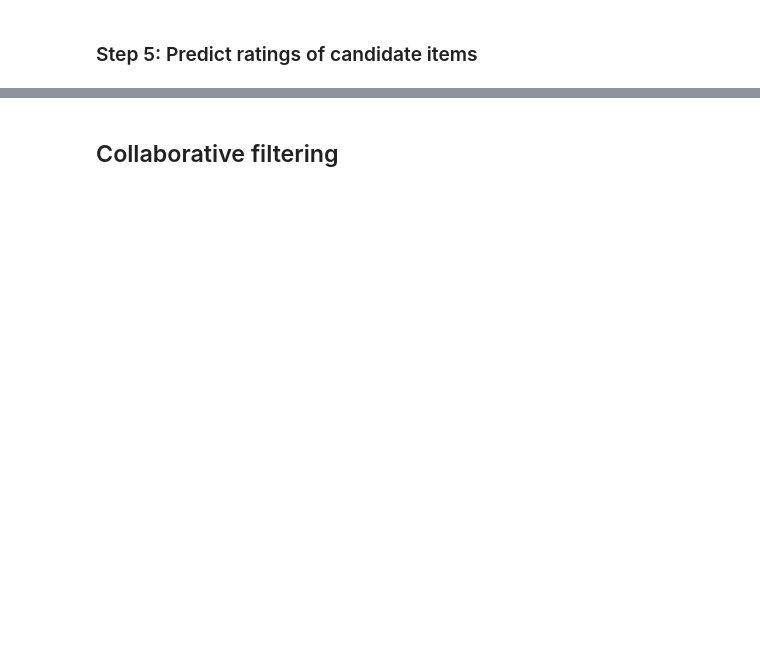
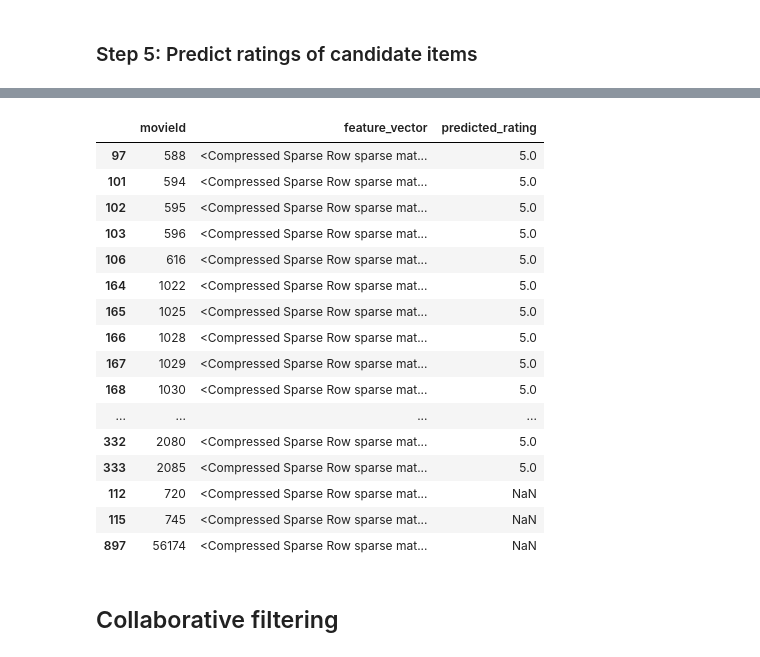
Before and after one commit to huncut47/ds-in-prod, a Jupyter notebook: recsys/exercise02/exercise_02.ipynb, the cells around one changed output, grey strips where cells are left out. Cells and saved outputs as stored; diff of their text form; code cells hidden in the pictures; blank space fills up the shorter version.

```diff
--- a/recsys/exercise02/exercise_02.ipynb
+++ b/recsys/exercise02/exercise_02.ipynb
@@ -145,10 +159,14 @@ df_tags.head()
 # %%
 # calculates the lexicon of most frequent tags.
 tag_frequency_threshold = 5 # increase number to filter
-df_lexicon = ... # get a dataframe with tags and respective counts
+df_lexicon = df_tags.groupby('tag').size().reset_index(name='count') # get a dataframe with tags and respective counts
+df_lexicon = df_lexicon[df_lexicon['count'] >= tag_frequency_threshold] # filter out tags that are not frequent enough
+print(df_lexicon.head())
 
 # discard movies with no tags
-...
+df_tags = df_tags[df_tags['tag'].isin(df_lexicon['tag'])] # filter tags to only include those in the lexicon
 
 # you can drop the userId and timestamp columns because we don't care who assigned the tag and when
-...
+df_tags = df_tags.drop(columns=['userId', 'timestamp'])
+
+df_tags.head()
@@ -182,6 +249,6 @@ df_ratings = pd.merge(df_ratings, df_item_popularity, on='movieId', how='inner')
 df_ratings = df_ratings.sort_values(by='userId')
 
 #rescale the ratings by the user's individual average
-df_ratings['rating_scaled'] = ...
+df_ratings['rating_scaled'] = df_ratings.groupby('userId')['rating'].transform(lambda x: x - x.mean())
 
 df_ratings.head()
@@ -224,6 +391,14 @@ df_user_history.tail(10)
 # %%
 #index all user vectors into LSH
 df_usr = df_profile[df_profile['userId'] == target_userId]
-lsh_usr = LSH(...)
-lsh_usr.index(..., extra_data=[...]) # repeat for all users. Insert movieid and rating as extra data for future retrieval
+lsh_usr = LSH(
+    hash_size=8,
+    input_dim=len(vectorizer.vocabulary_),
+    num_hashtables=4
+)
+for _, row in df_usr.iterrows():
+    lsh_usr.index(row['feature_vector'], extra_data=(row['movieId'], row['rating'])) # repeat for all users. Insert movieid and rating as extra data for future retrieval
 lsh_usr
+
+candidate_vec = df_features.loc[df_features['movieId'] == candidate_ids[0], 'feature_vector'].iloc[0]
+lsh_usr.query(candidate_vec, num_results=5, distance_func='cosine')
@@ -233,3 +426,42 @@ df_recommendation = ...
+# %%
+# compute recommendation
+df_recommendation = df_features[df_features['movieId'].isin(candidate_ids)][['movieId', 'feature_vector']]
+df_recommendation['feature_vector'].apply(
+    lambda v: lsh_usr.query(v, num_results=5, distance_func='cosine')
+)
+
+def predict_rating(hits):
+    num, den = 0.0, 0.0
+    for (_, (_, rating)), dist in hits:
+        sim = 1 - dist
+        num += sim * rating
+        den += sim
+    return num/den if den > 0 else None
+
+df_recommendation['predicted_rating'] = df_recommendation['feature_vector'].apply(
+    lambda v: predict_rating(lsh_usr.query(v, num_results=5, distance_func='cosine'))
+)
+
+df_recommendation = df_recommendation.sort_values('predicted_rating', ascending=False)
+df_recommendation
+# %% [output]
+|  | movieId | feature_vector | predicted_rating |
+| 97 | 588 | <Compressed Sparse Row sparse mat... | 5.0 |
+| 101 | 594 | <Compressed Sparse Row sparse mat... | 5.0 |
+| 102 | 595 | <Compressed Sparse Row sparse mat... | 5.0 |
+| 103 | 596 | <Compressed Sparse Row sparse mat... | 5.0 |
+| 106 | 616 | <Compressed Sparse Row sparse mat... | 5.0 |
+| 164 | 1022 | <Compressed Sparse Row sparse mat... | 5.0 |
+| 165 | 1025 | <Compressed Sparse Row sparse mat... | 5.0 |
+| 166 | 1028 | <Compressed Sparse Row sparse mat... | 5.0 |
+| 167 | 1029 | <Compressed Sparse Row sparse mat... | 5.0 |
+| 168 | 1030 | <Compressed Sparse Row sparse mat... | 5.0 |
+| ... | ... | ... | ... |
+| 332 | 2080 | <Compressed Sparse Row sparse mat... | 5.0 |
+| 333 | 2085 | <Compressed Sparse Row sparse mat... | 5.0 |
+| 112 | 720 | <Compressed Sparse Row sparse mat... | NaN |
+| 115 | 745 | <Compressed Sparse Row sparse mat... | NaN |
+| 897 | 56174 | <Compressed Sparse Row sparse mat... | NaN |
 # %% [markdown]
 ## Collaborative filtering
 # %%
```
Also changed, not shown: parts of 19 cells of this notebook, 2 other files.
